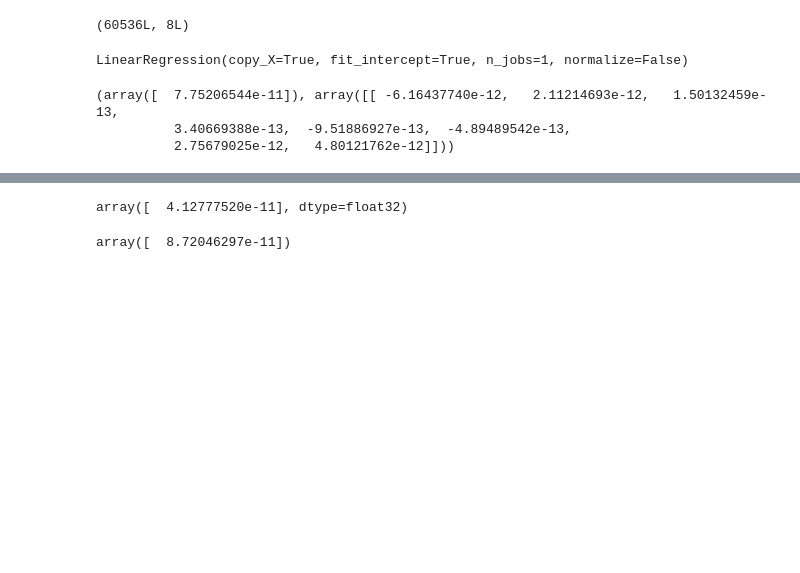
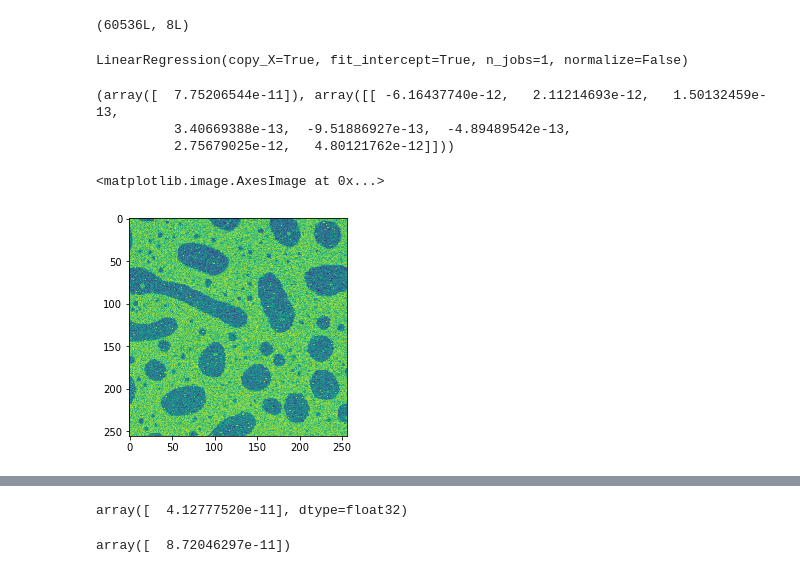
Before and after one commit to kongjy/hyperAFM, a Jupyter notebook: Notebooks/PCAandMLRonPolymers.ipynb, the cells around one changed output, grey strips where cells are left out. Saved outputs shown, nothing was run; the diff lists cells and outputs as text; code cells hidden in the pictures; blank space fills up the shorter version.

```diff
--- a/Notebooks/PCAandMLRonPolymers.ipynb
+++ b/Notebooks/PCAandMLRonPolymers.ipynb
@@ -189,3 +194,22 @@ for i in range (1, 9):
 element = 2
 cAFM_pred = B0 + B1*PC1list[element] + B2*PC2list[element] + B3*PC3list[element] + B4*PC4list[element] + \
     B5*PC5list[element] + B6*PC6list[element] +B7*PC7list[element] + B8*PC8list[element]
+# %%
+points = 65536
+cAFM_predmatrix=np.zeros((points,1))
+
+for i in range(0, points):
+    element = i
+
+    cAFM_pred = B0 + B1*PC1list[element] + B2*PC2list[element] + B3*PC3list[element] + B4*PC4list[element] + \
+    B5*PC5list[element] + B6*PC6list[element] +B7*PC7list[element] + B8*PC8list[element]
+
+    cAFM_predmatrix[element] = cAFM_pred
+
+cAFMreshaped= cAFM_predmatrix.reshape(256,256)
+# %%
+plt.imshow(cAFMreshaped)
+plt.colorbar()
+# %% [output]
+<matplotlib.image.AxesImage at 0x...>
+[figure, added]
```
Also changed, not shown: parts of 6 cells of this notebook.
